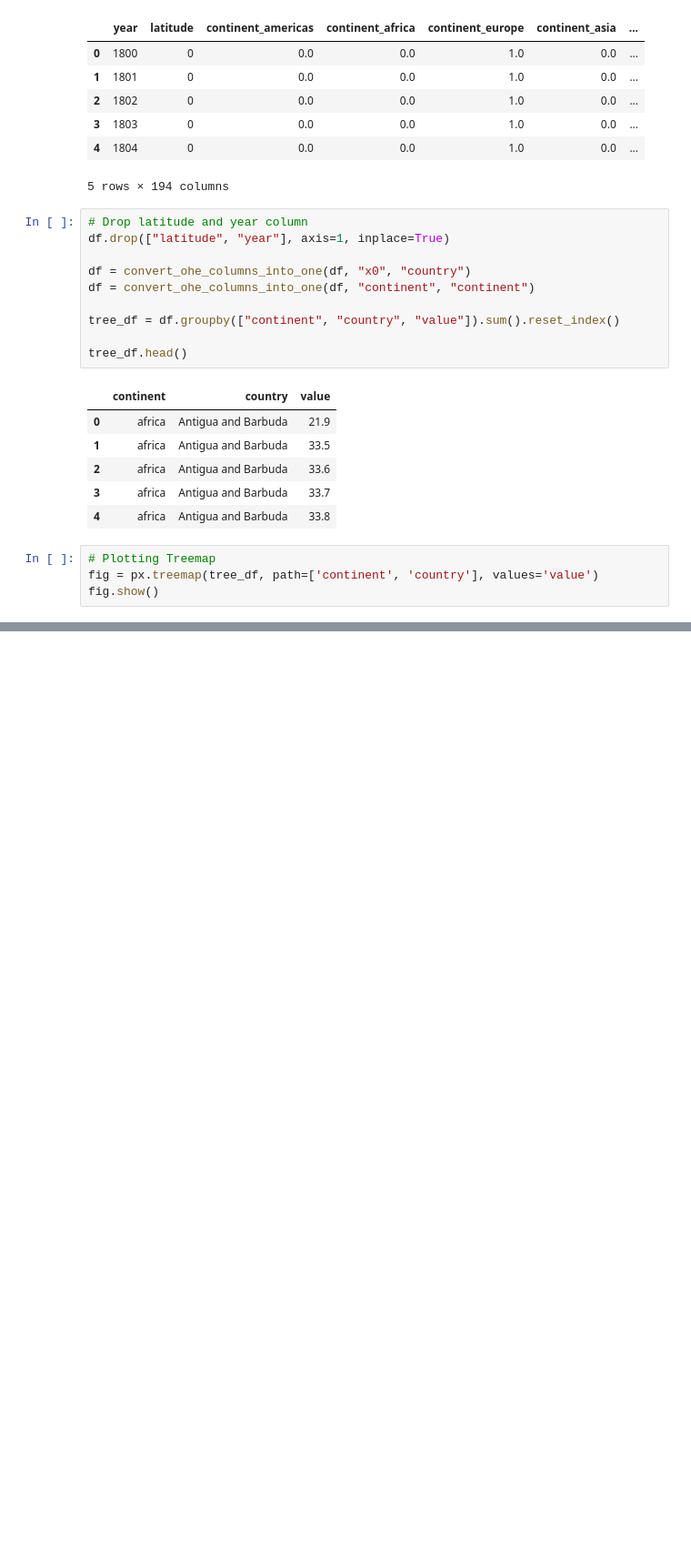
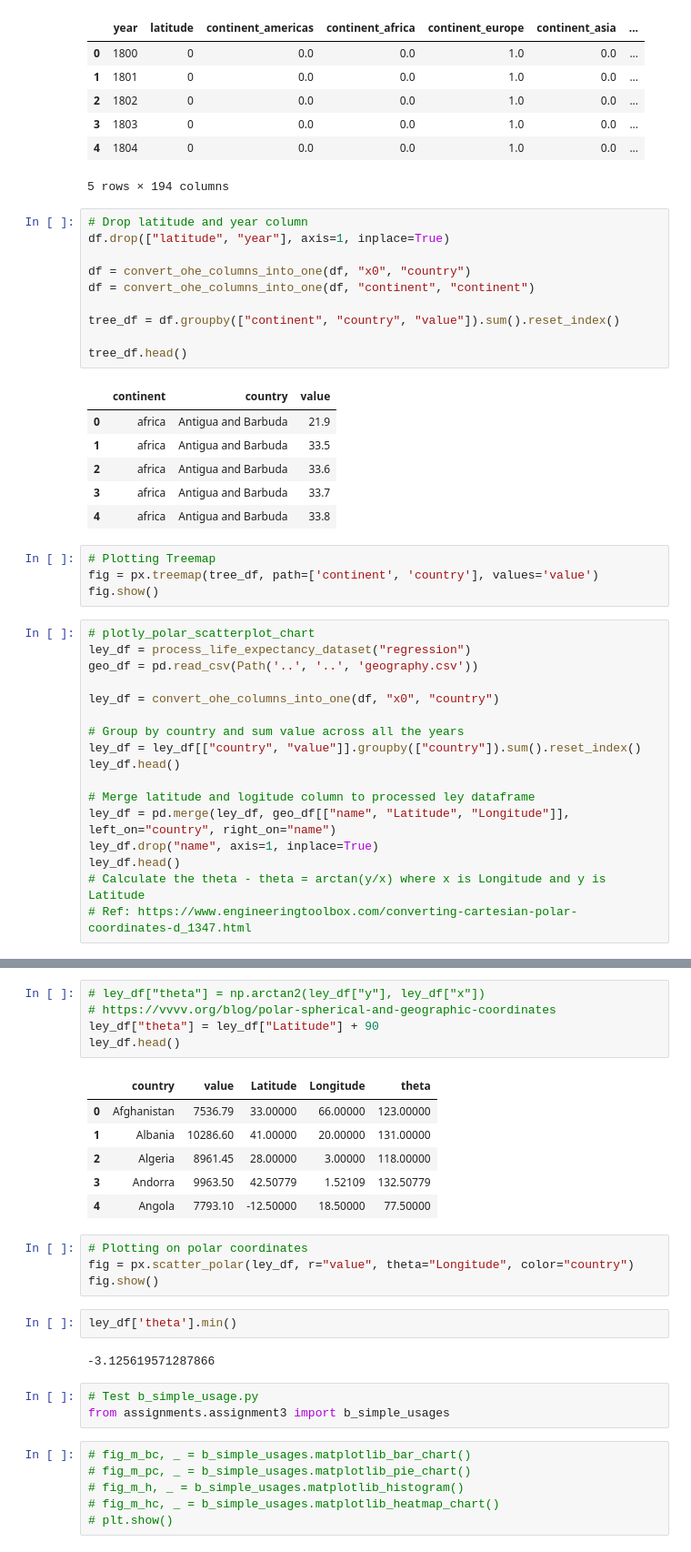
Before and after one commit to aamirkhan34/visual-analytics-assignments, a Jupyter notebook: assignments/assignment3/b_playground.ipynb, the cells around one changed output, grey strips where cells are left out. Shown at 91% size. Drawn from its saved outputs; the diff is of its cells as text; blank space fills up the shorter version.

```diff
--- a/assignments/assignment3/b_playground.ipynb
+++ b/assignments/assignment3/b_playground.ipynb
@@ -291,3 +291,20 @@ tree_df.head()
 # Plotting Treemap
 fig = px.treemap(tree_df, path=['continent', 'country'], values='value')
 fig.show()
+# %%
+# plotly_polar_scatterplot_chart
+ley_df = process_life_expectancy_dataset("regression")
+geo_df = pd.read_csv(Path('..', '..', 'geography.csv'))
+
+ley_df = convert_ohe_columns_into_one(df, "x0", "country")
+
+# Group by country and sum value across all the years
+ley_df = ley_df[["country", "value"]].groupby(["country"]).sum().reset_index()
+ley_df.head()
+
+# Merge latitude and logitude column to processed ley dataframe
+ley_df = pd.merge(ley_df, geo_df[["name", "Latitude", "Longitude"]], left_on="country", right_on="name")
+ley_df.drop("name", axis=1, inplace=True)
+ley_df.head()
+# Calculate the theta - theta = arctan(y/x) where x is Longitude and y is Latitude
+# Ref: https://www.engineeringtoolbox.com/converting-cartesian-polar-coordinates-d_1347.html
@@ -293,0 +326,29 @@ fig.show()
+# %%
+# ley_df["theta"] = np.arctan2(ley_df["y"], ley_df["x"])
+# https://vvvv.org/blog/polar-spherical-and-geographic-coordinates
+ley_df["theta"] = ley_df["Latitude"] + 90
+ley_df.head()
+# %% [output]
+|  | country | value | Latitude | Longitude | theta |
+| 0 | Afghanistan | 7536.79 | 33.00000 | 66.00000 | 123.00000 |
+| 1 | Albania | 10286.60 | 41.00000 | 20.00000 | 131.00000 |
+| 2 | Algeria | 8961.45 | 28.00000 | 3.00000 | 118.00000 |
+| 3 | Andorra | 9963.50 | 42.50779 | 1.52109 | 132.50779 |
+| 4 | Angola | 7793.10 | -12.50000 | 18.50000 | 77.50000 |
+# %%
+# Plotting on polar coordinates
+fig = px.scatter_polar(ley_df, r="value", theta="Longitude", color="country")
+fig.show()
+# %%
+ley_df['theta'].min()
+# %% [output]
+-3.125619571287866
+# %%
+# Test b_simple_usage.py
+from assignments.assignment3 import b_simple_usages
+# %%
+# fig_m_bc, _ = b_simple_usages.matplotlib_bar_chart()
+# fig_m_pc, _ = b_simple_usages.matplotlib_pie_chart()
+# fig_m_h, _ = b_simple_usages.matplotlib_histogram()
+# fig_m_hc, _ = b_simple_usages.matplotlib_heatmap_chart()
+# plt.show()
```
Also changed, not shown: parts of 6 cells of this notebook, 4 other files.
